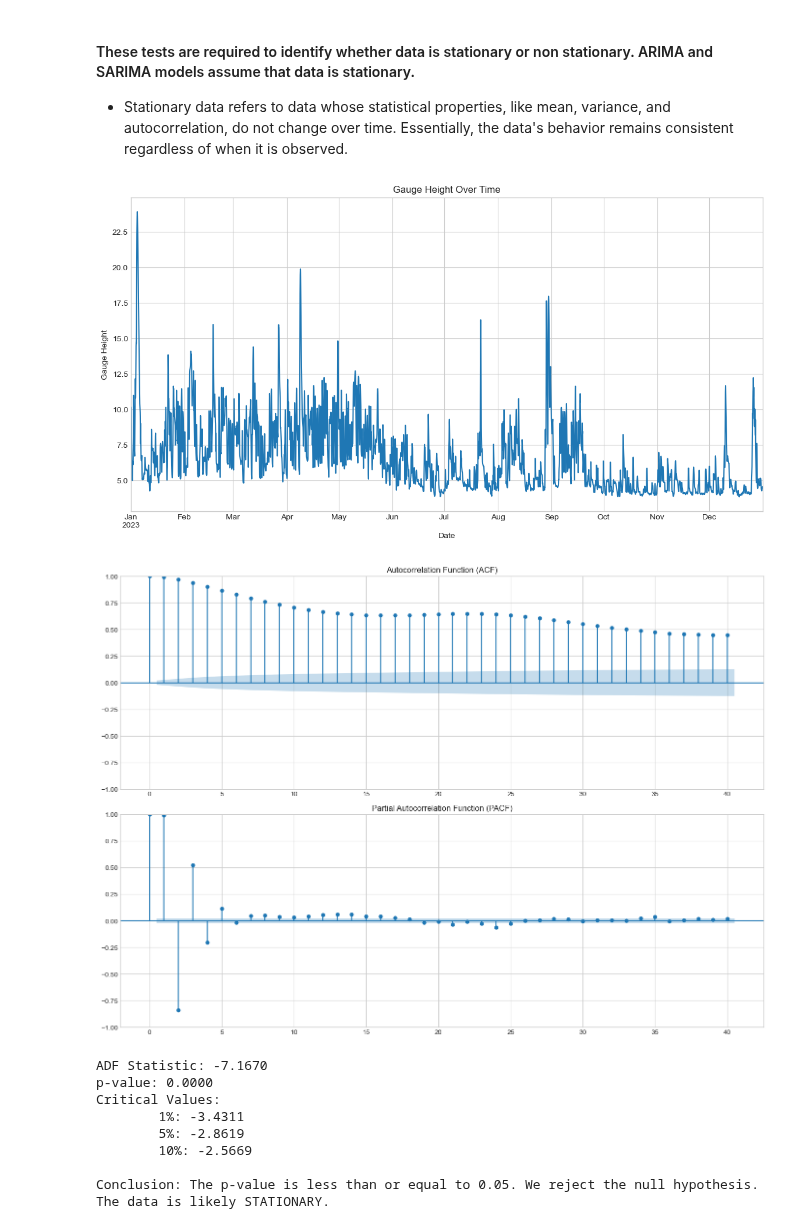
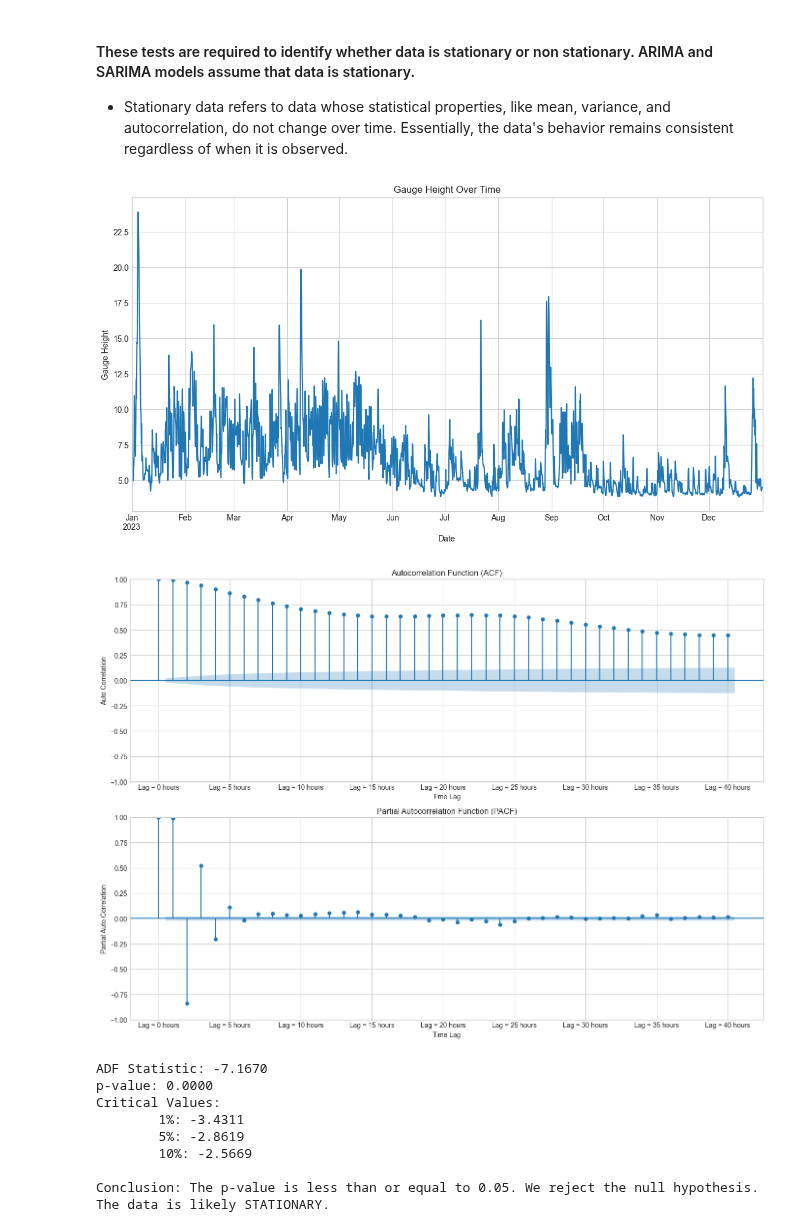
Before and after one commit to watersofthack/WaterSoft, a Jupyter notebook: Machine Learning/Day2/stat_tests.ipynb, the cells around one changed output. Cells and saved outputs as stored; diff of their text form; code cells hidden in the pictures.

Commit message:
added labels to plots

```diff
--- a/Machine Learning/Day2/stat_tests.ipynb
+++ b/Machine Learning/Day2/stat_tests.ipynb
@@ -9,7 +9,7 @@ import matplotlib.pyplot as plt
 from statsmodels.graphics.tsaplots import plot_acf, plot_pacf
 from statsmodels.tsa.stattools import adfuller
 # %%
-df = pd.read_csv('final_data.csv')
+df = pd.read_csv('.\\..\\dataset\\final_data.csv')
 # %%
 df['DATE'] = pd.to_datetime(df['DATE'])
 
@@ -28,23 +28,30 @@ ax.set_xlabel('Date')
 ax.set_ylabel('Gauge Height')
 plt.show()
 # %% [output]
-[figure, old version]
+[figure, new version]
 # %%
 # Auto correlation and Partial correlation plots
 fig, (ax1, ax2) = plt.subplots(2, 1, figsize=(14, 10))
 
 # Plot ACF
 plot_acf(df_23_gh['gauge_height'], ax=ax1, lags=40)
 ax1.set_title('Autocorrelation Function (ACF)')
+ax1.set_xlabel('Time Lag')
+ax1.set_ylabel('Auto Correlation')
+ax1.xaxis.set_major_formatter(plt.FuncFormatter(lambda x, _: f'Lag = {int(x)} hours'))
+
 
 # Plot PACF
 plot_pacf(df_23_gh['gauge_height'], ax=ax2, lags=40, method='ywm')
 ax2.set_title('Partial Autocorrelation Function (PACF)')
+ax2.set_xlabel('Time Lag')
+ax2.set_ylabel('Partial Auto Correlation')
+ax2.xaxis.set_major_formatter(plt.FuncFormatter(lambda x, _: f'Lag = {int(x)} hours'))
 
 plt.tight_layout()
 plt.show()
 # %% [output]
-[figure, old version]
+[figure, new version]
 # %%
 # Augmented Dickey Fueller Test
 
```
Also changed, not shown: parts of 1 cell of this notebook.
